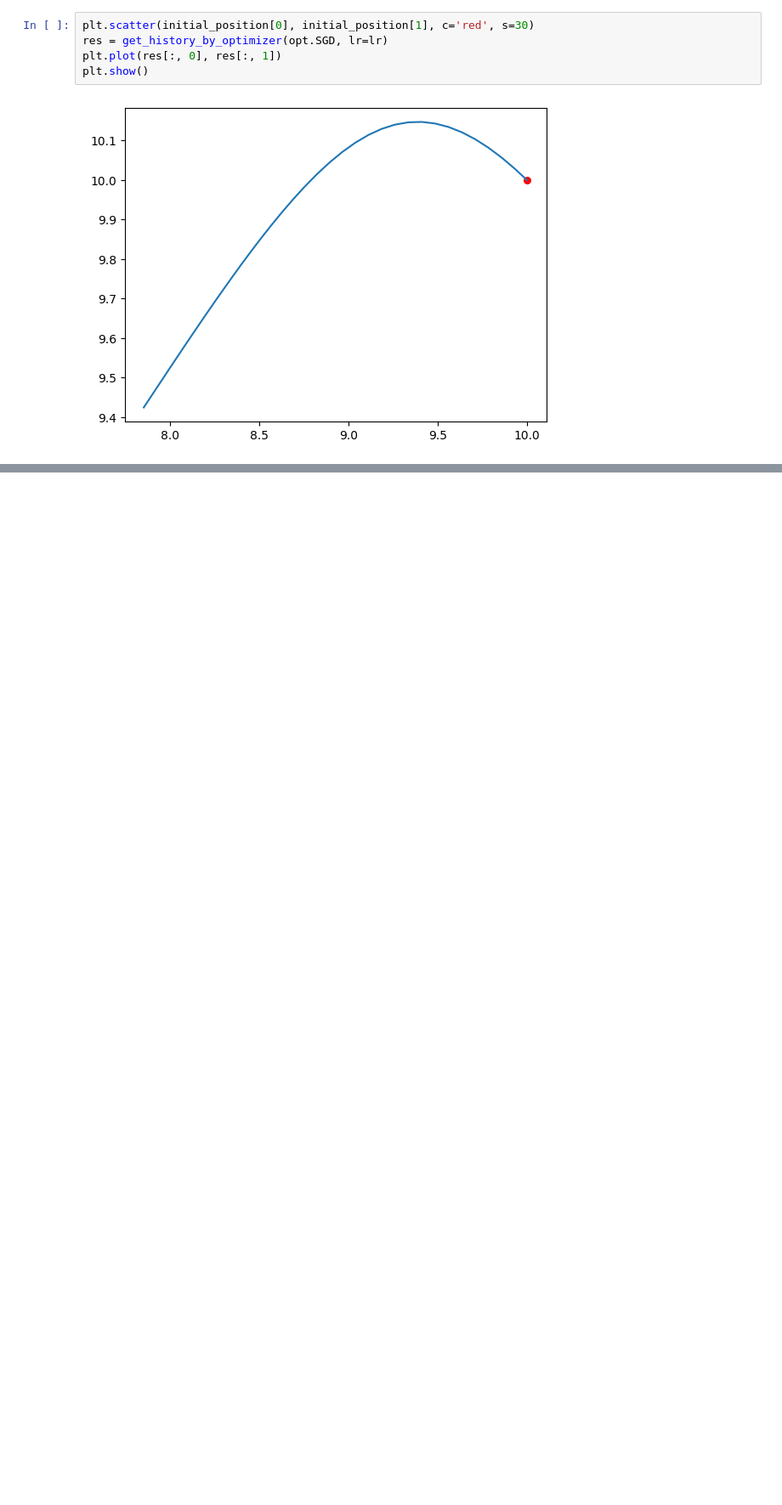
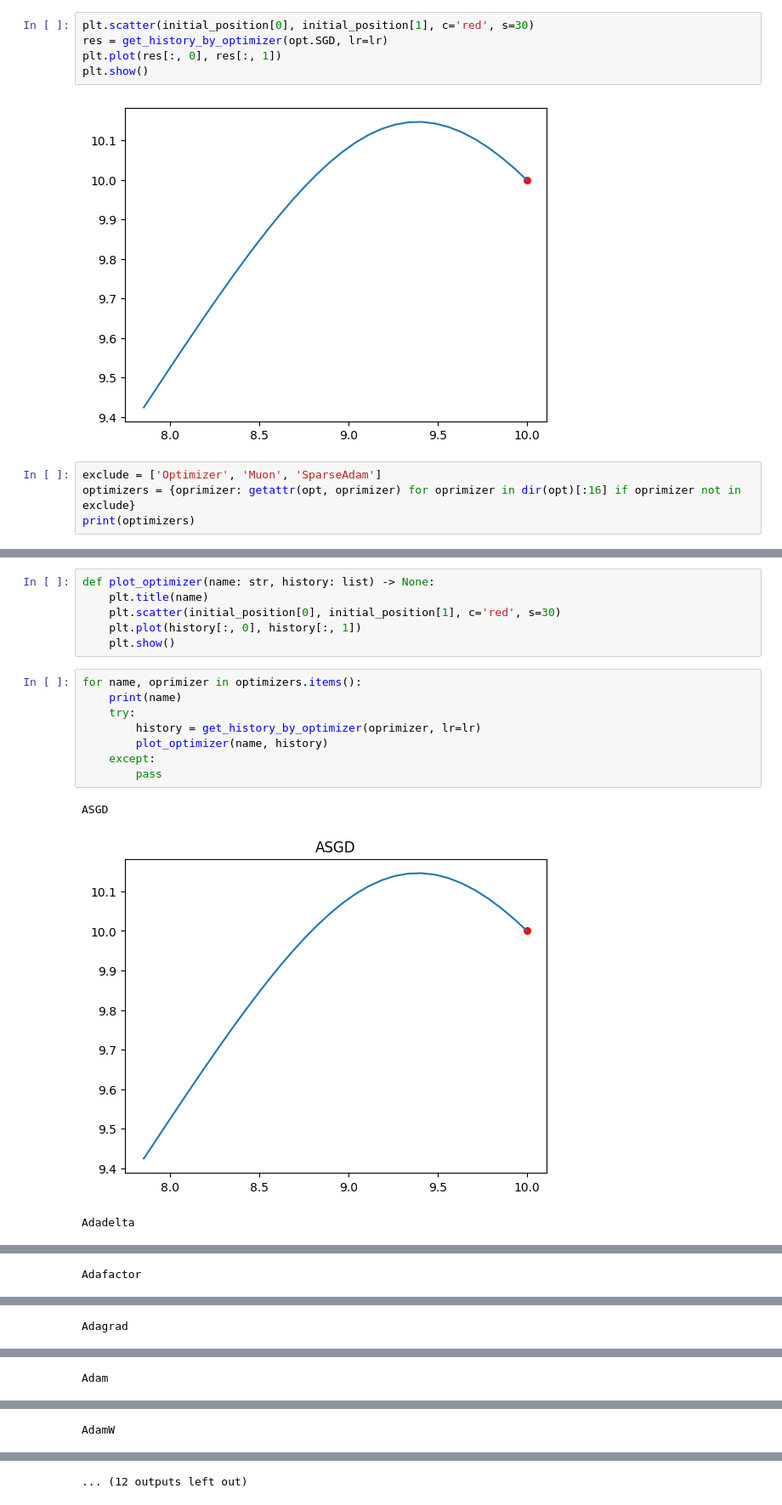
Before and after one commit to atnott/hw-labs, a Jupyter notebook: ai/hills-and-valleys/main.ipynb, the cells around one changed output, grey strips where cells are left out. Shown at 85% size. Saved outputs shown, nothing was run; the diff lists cells and outputs as text; blank space fills up the shorter version.

Commit message:
feat: add plot function for all optimizers

```diff
--- a/ai/hills-and-valleys/main.ipynb
+++ b/ai/hills-and-valleys/main.ipynb
@@ -51,3 +51,7 @@ plt.plot(res[:, 0], res[:, 1])
 plt.show()
 # %% [output]
 [figure]
+# %%
+exclude = ['Optimizer', 'Muon', 'SparseAdam']
+optimizers = {oprimizer: getattr(opt, oprimizer) for oprimizer in dir(opt)[:16] if oprimizer not in exclude}
+print(optimizers)
@@ -53,0 +60,18 @@ plt.show()
+# %%
+def plot_optimizer(name: str, history: list) -> None:
+    plt.title(name)
+    plt.scatter(initial_position[0], initial_position[1], c='red', s=30)
+    plt.plot(history[:, 0], history[:, 1])
+    plt.show()
+# %%
+for name, oprimizer in optimizers.items():
+    print(name)
+    try:
+        history = get_history_by_optimizer(oprimizer, lr=lr)
+        plot_optimizer(name, history)
+    except:
+        pass
+# %% [output]
+ASGD
+[figure, added]
+Adadelta
@@ -53,0 +79 @@ plt.show()
+Adafactor
@@ -53,0 +81 @@ plt.show()
+Adagrad
@@ -53,0 +83 @@ plt.show()
+Adam
@@ -53,0 +85 @@ plt.show()
+AdamW
@@ -53,0 +87 @@ plt.show()
+... (12 outputs left out)
```
Also changed, not shown: parts of 2 cells of this notebook.
